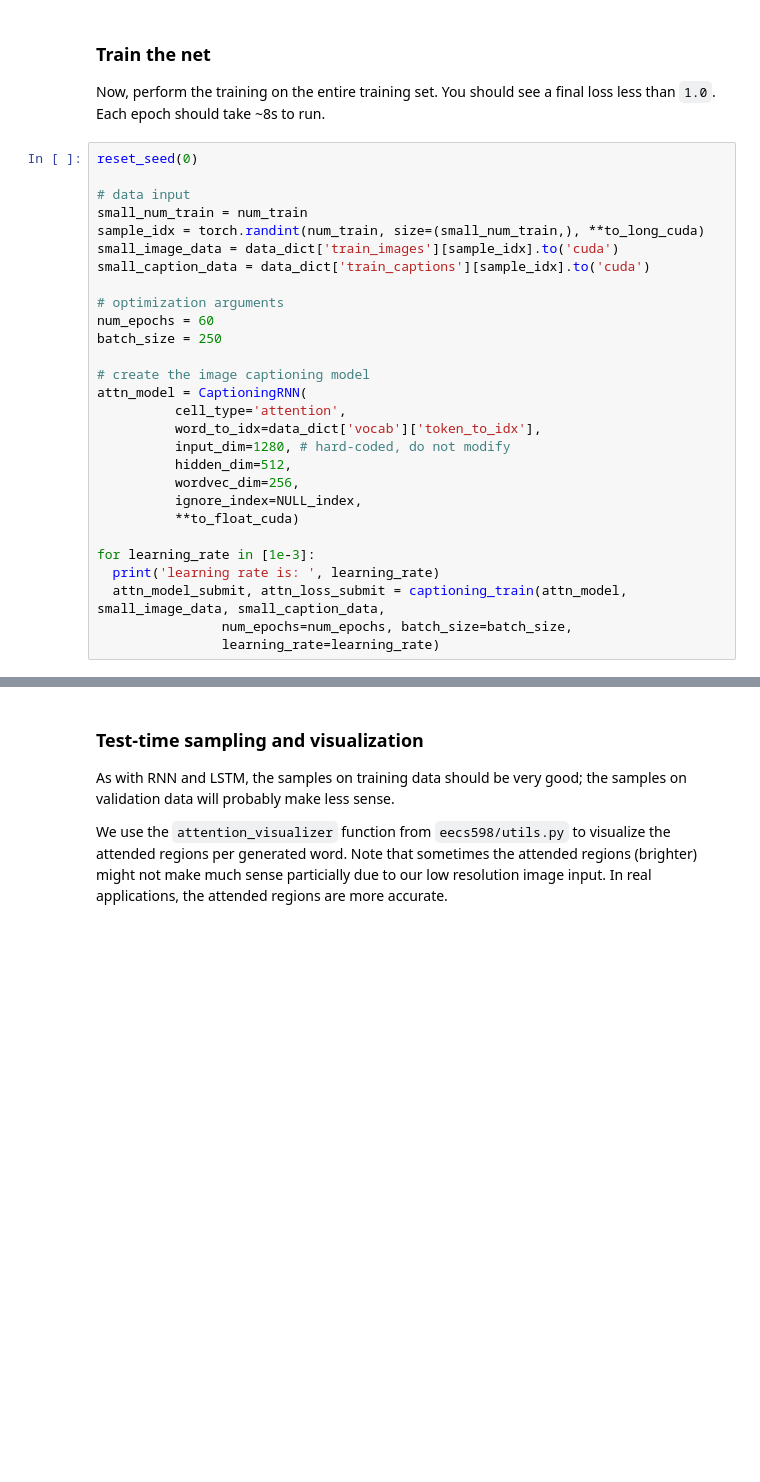
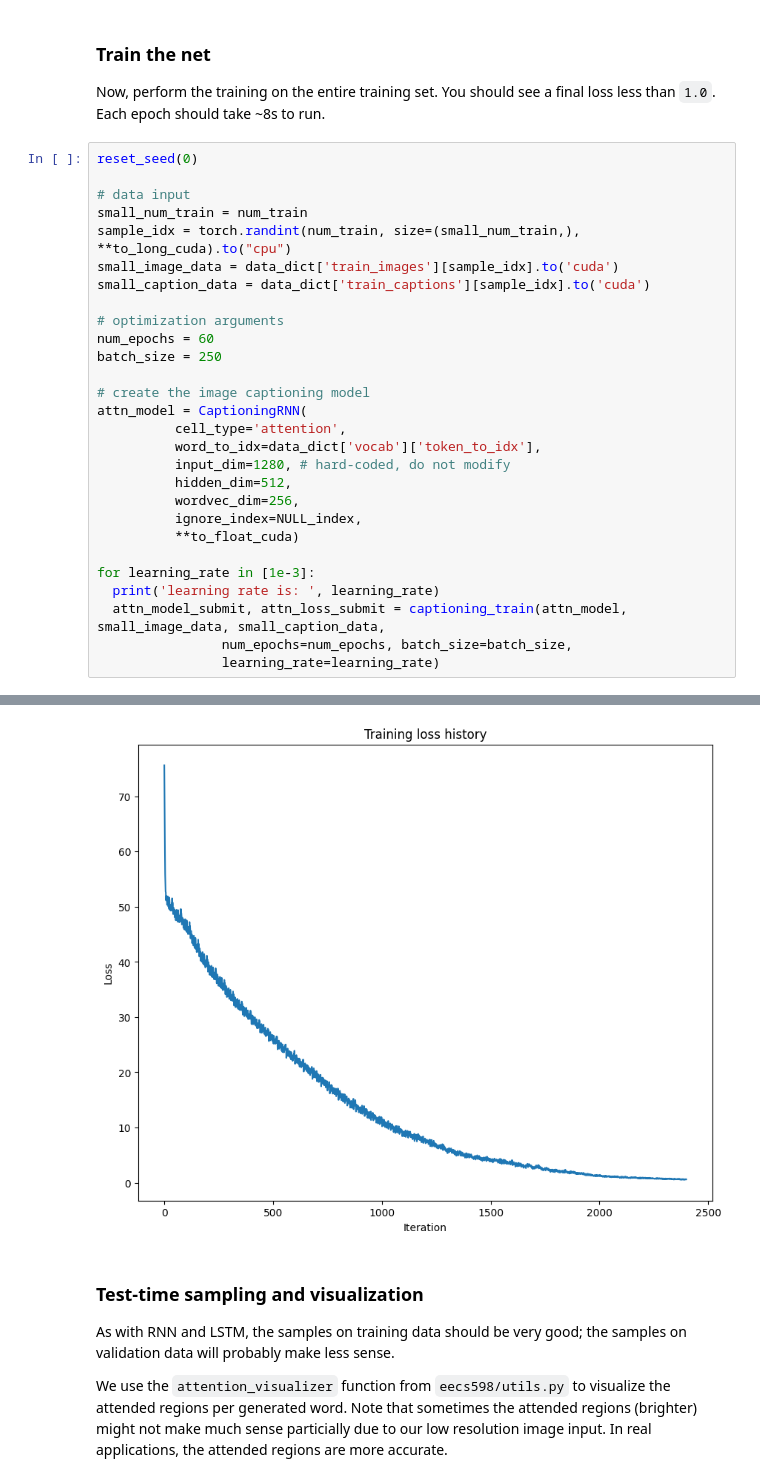
Before and after one commit to yimingzin/EECS498, a Jupyter notebook: 2020FA/A4/rnn_lstm_attention_captioning.ipynb, the cells around one changed output, grey strips where cells are left out. Cells and saved outputs as stored; diff of their text form; blank space fills up the shorter version.

```diff
--- a/2020FA/A4/rnn_lstm_attention_captioning.ipynb
+++ b/2020FA/A4/rnn_lstm_attention_captioning.ipynb
@@ -1126,7 +1227,7 @@ reset_seed(0)
 
 # data input
 small_num_train = num_train
-sample_idx = torch.randint(num_train, size=(small_num_train,), **to_long_cuda)
+sample_idx = torch.randint(num_train, size=(small_num_train,), **to_long_cuda).to("cpu")
 small_image_data = data_dict['train_images'][sample_idx].to('cuda')
 small_caption_data = data_dict['train_captions'][sample_idx].to('cuda')
 
@@ -1149,3 +1250,4 @@ for learning_rate in [1e-3]:
   attn_model_submit, attn_loss_submit = captioning_train(attn_model, small_image_data, small_caption_data,
                 num_epochs=num_epochs, batch_size=batch_size,
                 learning_rate=learning_rate)
+# %% [output]
@@ -1152,3 +1271,4 @@ for learning_rate in [1e-3]:
+[figure, added]
 # %% [markdown]
 ### Test-time sampling and visualization
 As with RNN and LSTM, the samples on training data should be very good; the samples on validation data will probably make less sense.
```
Also changed, not shown: parts of 18 cells of this notebook, 1 other file.
